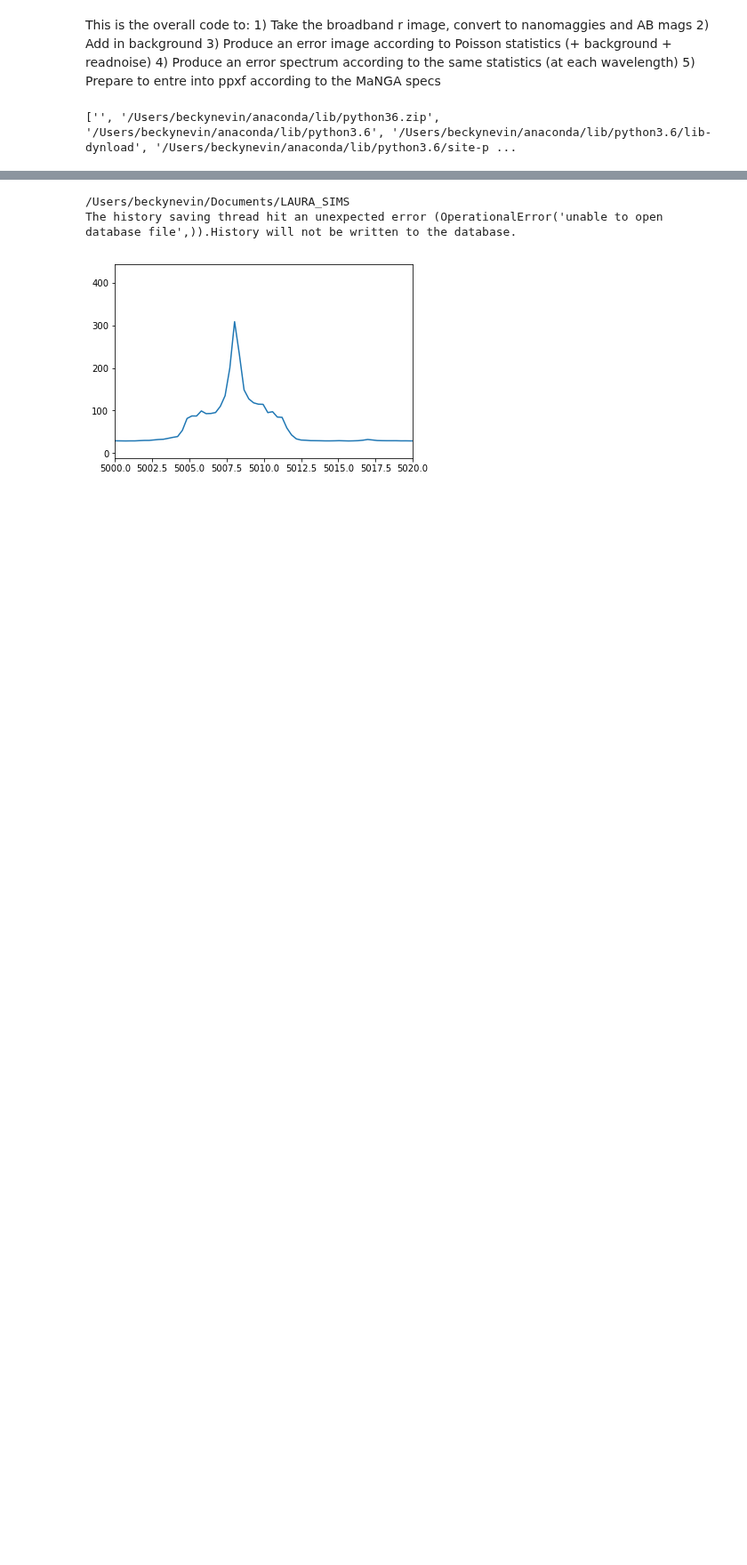
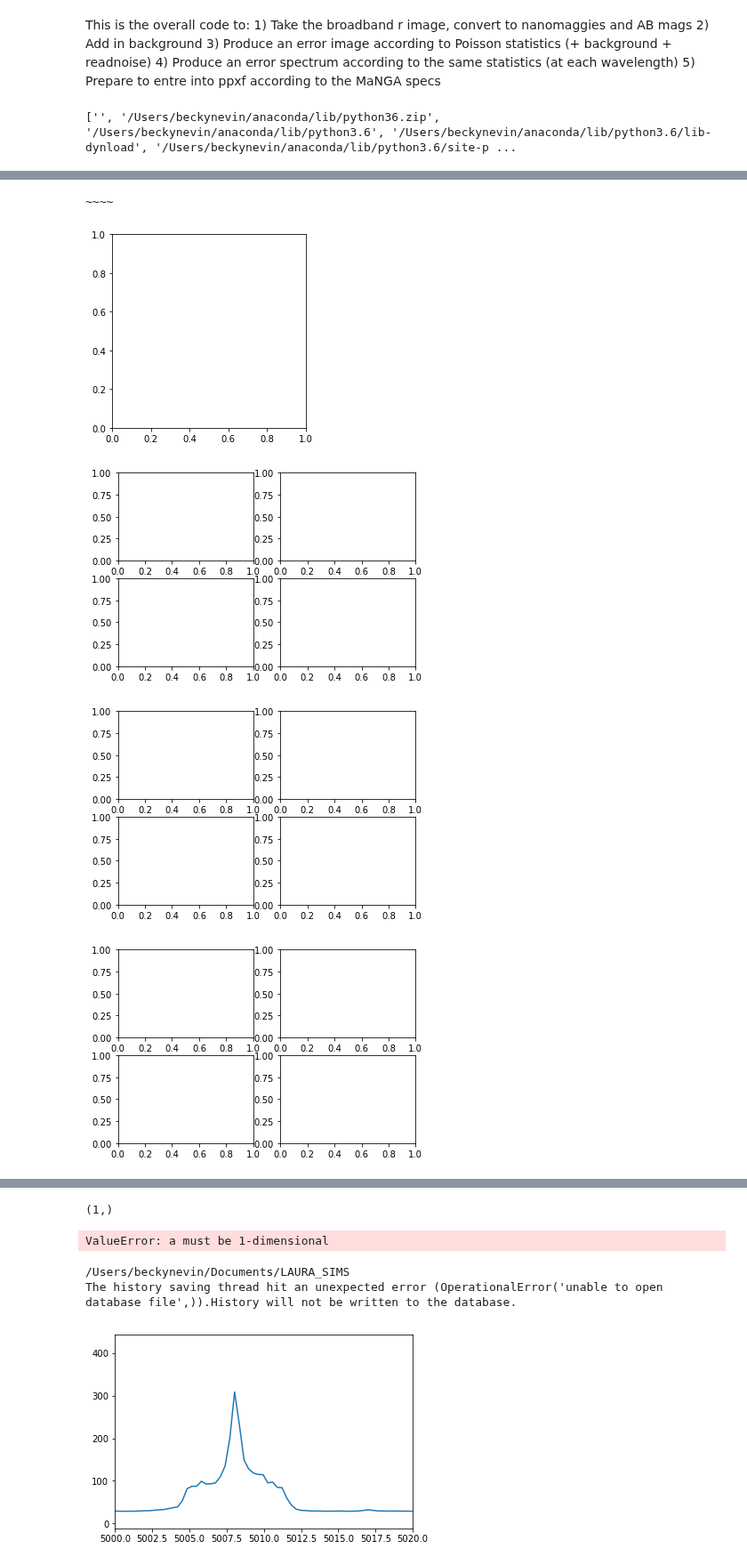
Before and after one commit to beckynevin/ppxf_MaNGA, a Jupyter notebook: Kin_class_summit.ipynb, the cells around one changed output, grey strips where cells are left out. Shown at 89% size. Drawn from its saved outputs; the diff is of its cells as text; code cells hidden in the pictures; blank space fills up the shorter version.

```diff
--- a/Kin_class_summit.ipynb
+++ b/Kin_class_summit.ipynb
@@ -157,0 +215,64 @@ fiber 61
+# %%
+import numpy as np
+from scipy.interpolate import griddata
+import matplotlib.pyplot as plt
+
+x = np.arange(0, 300, 1)
+y = np.arange(0, 300, 1)
+
+X, Y = np.meshgrid(x, y)
+
+y=extract_spec_x(190, 165 ,1)
+Z = np.array(np.sum(y, axis=0))
+
+
+def f(x, y, exist_x, exist_y, add_spec):
+    '''take the points of the hexagon and find the nearest integral and
+    then you can find the value of that position'''
+    weight=[]
+    all_specs=[]
+    for Y in range(len(exist_x)):
+
+        r=np.sqrt((x-exist_x[Y])**2+(y-exist_y[Y])**2)
+        if r > arc_to_pix(1.6):
+            '''This means you cannot include these pixels'''
+            weight=0
+            value=0
+        else:
+            weight=np.exp(-0.5*(r**2/arc_to_pix(0.7)**2))
+            value=add_spec[Y]
+        weight_norm = np.sum(weight)
+        new_spec=[weight*x for x in value]
+        all_specs.append(new_spec)
+    '''I need to do this weight for every single wavelength in the
+    new grid'''
+
+    return new_spec
+
+print(shape(np.array(CAMERA0).flatten()))
+
+T = np.array(CAMERA0).flatten()#np.array(CAMERA0).reshape(300,300)#f(X, Y)
+# Choose npts random point from the discrete domain of our model function
+
+px, py = pts[0], pts[1]
+
+fig, ax = plt.subplots(nrows=2, ncols=2)
+# Plot the model function and the randomly selected sample points
+ax[0,0].contourf(X, Y, Z)
+ax[0,0].scatter(pts[0],pts[1], c='k', alpha=0.2, marker='.')
+ax[0,0].set_title('Sample points on f(X,Y)')
+
+# Interpolate using three different methods and plot
+for i, method in enumerate(('nearest', 'linear', 'cubic')):
+    Ti = griddata((px, py), f(px,py), (X, Y), method=method)
+    r, c = (i+1) // 2, (i+1) % 2
+    ax[r,c].contourf(X, Y, Ti)
+    ax[r,c].set_title('method = {}'.format(method))
+
+plt.show()
+# %% [output]
+~~~~
+[figure, added]
+[figure, added]
+[figure, added]
+[figure, added]
@@ -158,3 +281,5 @@ fiber 61
+(1,)
+ValueError: a must be 1-dimensional
 # %%
 '''Place the appropriate fiber bundle and then extract the sum of all the pixels
 within that fiber from the summed pixels'''
```
Also changed, not shown: parts of 7 cells of this notebook.
